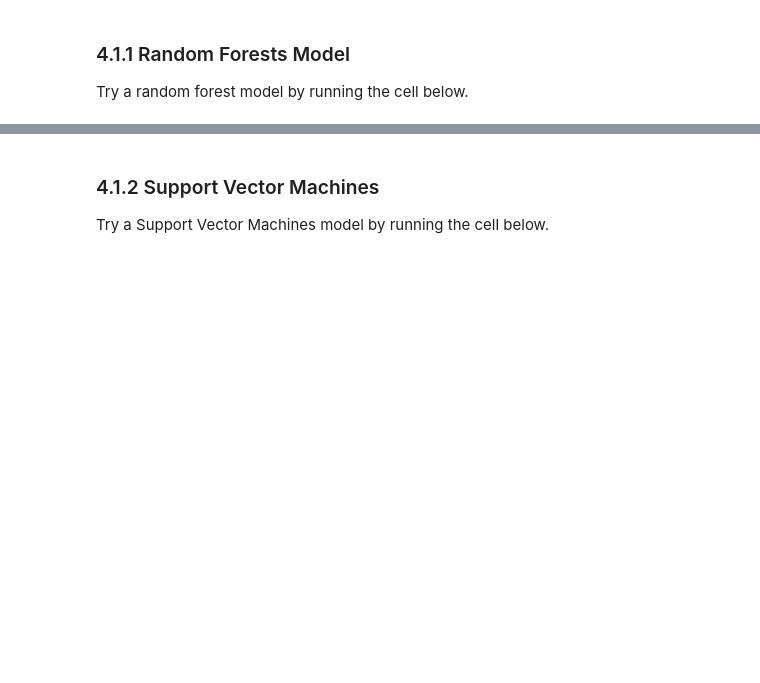
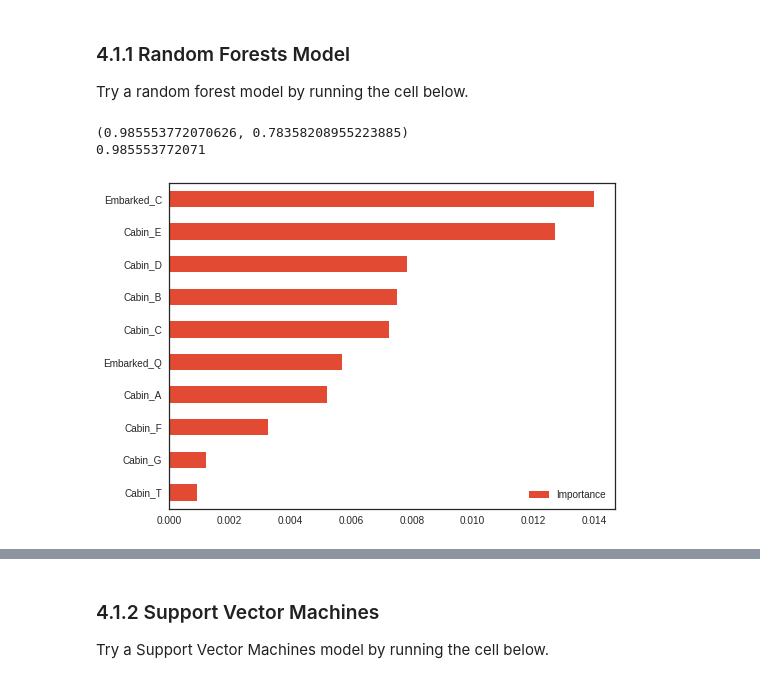
Before and after one commit to ShichengChen/kaggle, a Jupyter notebook: Titanic/Helge Bjorland & Stian Eide.ipynb, the cells around one changed output, grey strips where cells are left out. Cells and saved outputs as stored; diff of their text form; code cells hidden in the pictures; blank space fills up the shorter version.

```diff
--- a/Titanic/Helge Bjorland & Stian Eide.ipynb
+++ b/Titanic/Helge Bjorland & Stian Eide.ipynb
@@ -593,0 +691,9 @@ model = RandomForestClassifier(n_estimators=100)
+# %%
+model = RandomForestClassifier(n_estimators=100)
+model.fit( train_X , train_y )
+print (model.score( train_X , train_y ) , model.score( valid_X , valid_y ))
+plot_model_var_imp(model, train_X, train_y)b
+# %% [output]
+(0.985553772070626, 0.78358208955223885)
+0.985553772071
+[figure, added]
```
Also changed, not shown: parts of 27 cells of this notebook, 2 other files.
